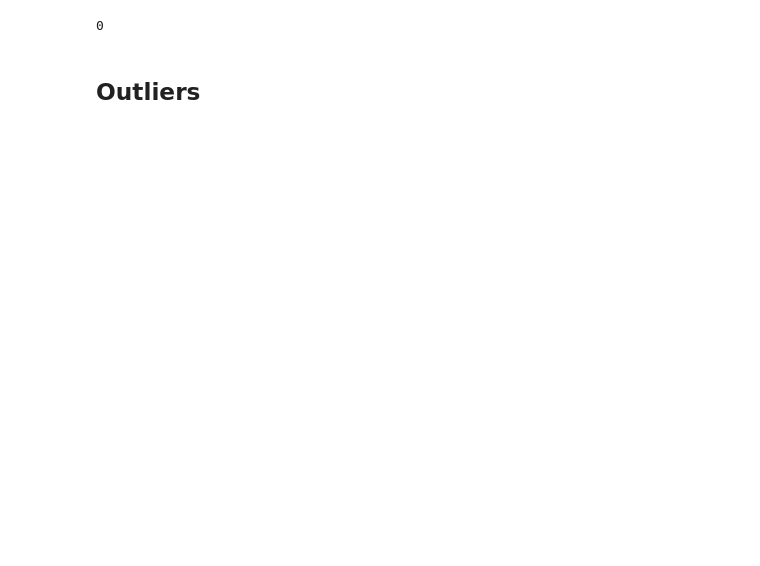
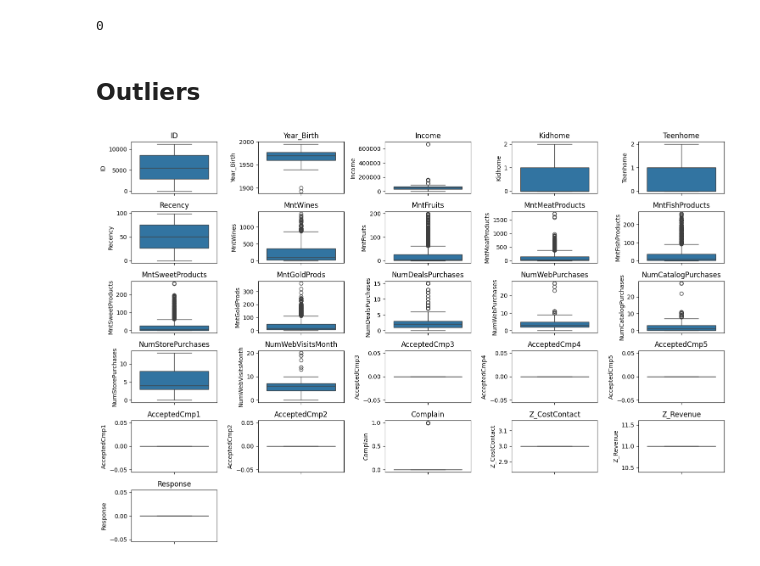
Before and after one commit to kimvkemenade/DM_team16, a Jupyter notebook: DM_Assignment_2.ipynb, the cells around one changed output. Cells and saved outputs as stored; diff of their text form; code cells hidden in the pictures; blank space fills up the shorter version.

```diff
--- a/DM_Assignment_2.ipynb
+++ b/DM_Assignment_2.ipynb
@@ -127,3 +134,17 @@ marketing_df.duplicated().sum()
 0
 # %% [markdown]
 ## Outliers
+# %%
+# selecting only numeric variables to check for the ouliers
+numerical_columns = marketing_df.select_dtypes(include = ['float64', 'int64']).columns
+
+# create a figure with barplot subplots
+plt.figure(figsize = (15, 10))
+for i, feature in enumerate(numerical_columns, 1):
+    plt.subplot(len(numerical_columns)//5 + 1, 5, i)
+    sns.boxplot(y = marketing_df[feature], showfliers = True)
+    plt.title(feature)
+plt.tight_layout()
+plt.show()
+# %% [output]
+[figure, added]
```
Also changed, not shown: parts of 13 cells of this notebook.
